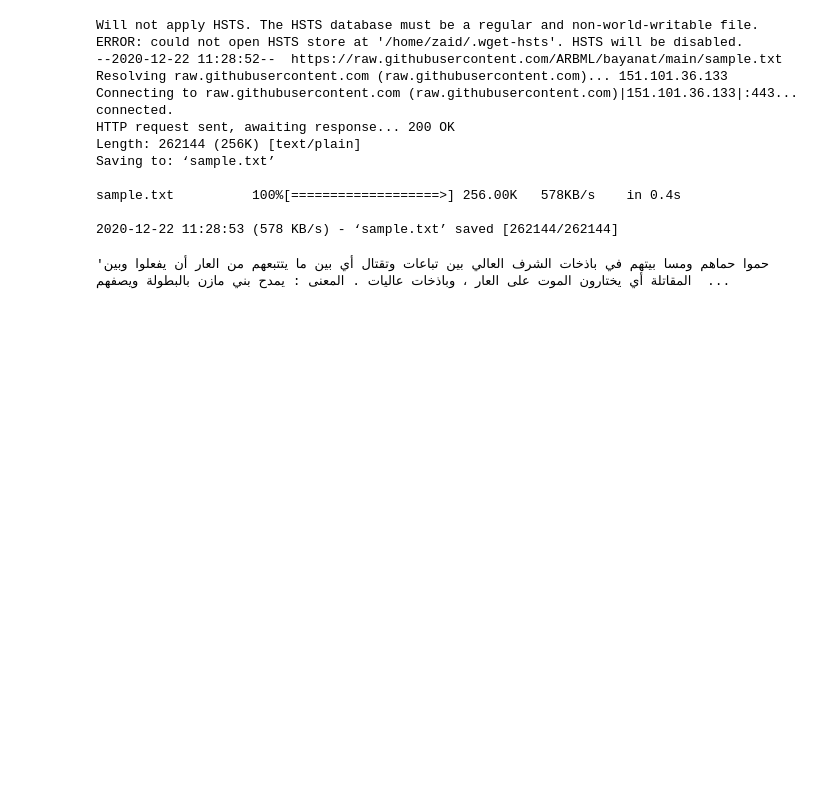
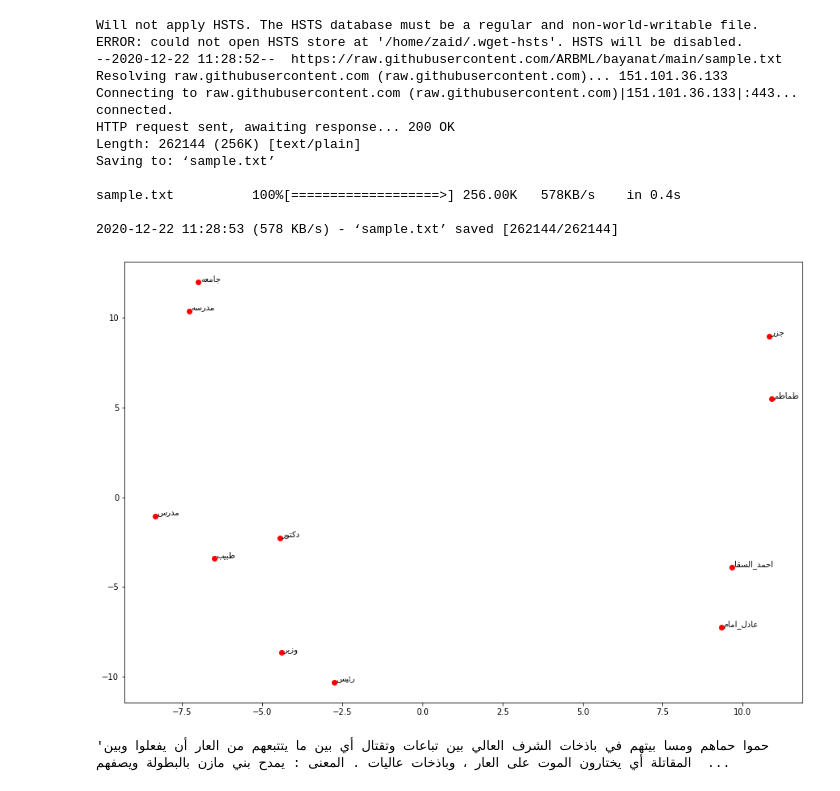
Before and after one commit to ARBML/bayanat, a Jupyter notebook: demo.ipynb, the cells around one changed output. Drawn from its saved outputs; the diff is of its cells as text; code cells hidden in the pictures; blank space fills up the shorter version.

```diff
--- a/demo.ipynb
+++ b/demo.ipynb
@@ -38,7 +38,9 @@ from bayanat import Bayanat
 # %%
 data = Bayanat('sample.txt')
 # %%
-data.plot_embeddings(words=['عادل_امام','احمد_السقا', 'رئيس', 'جامعه', 'مدرسة'])
+data.plot_embeddings(words=['عادل_امام','احمد_السقا', 'رئيس', 'وزير', 'جامعه', 'مدرسة', 'مدرس', 'دكتور', 'طماطم', 'جزر', 'طبيب'])
+# %% [output]
+[figure, added]
 # %%
 data.sample_random_sentence()
 # %% [output]
```
Also changed, not shown: 2 other files.
